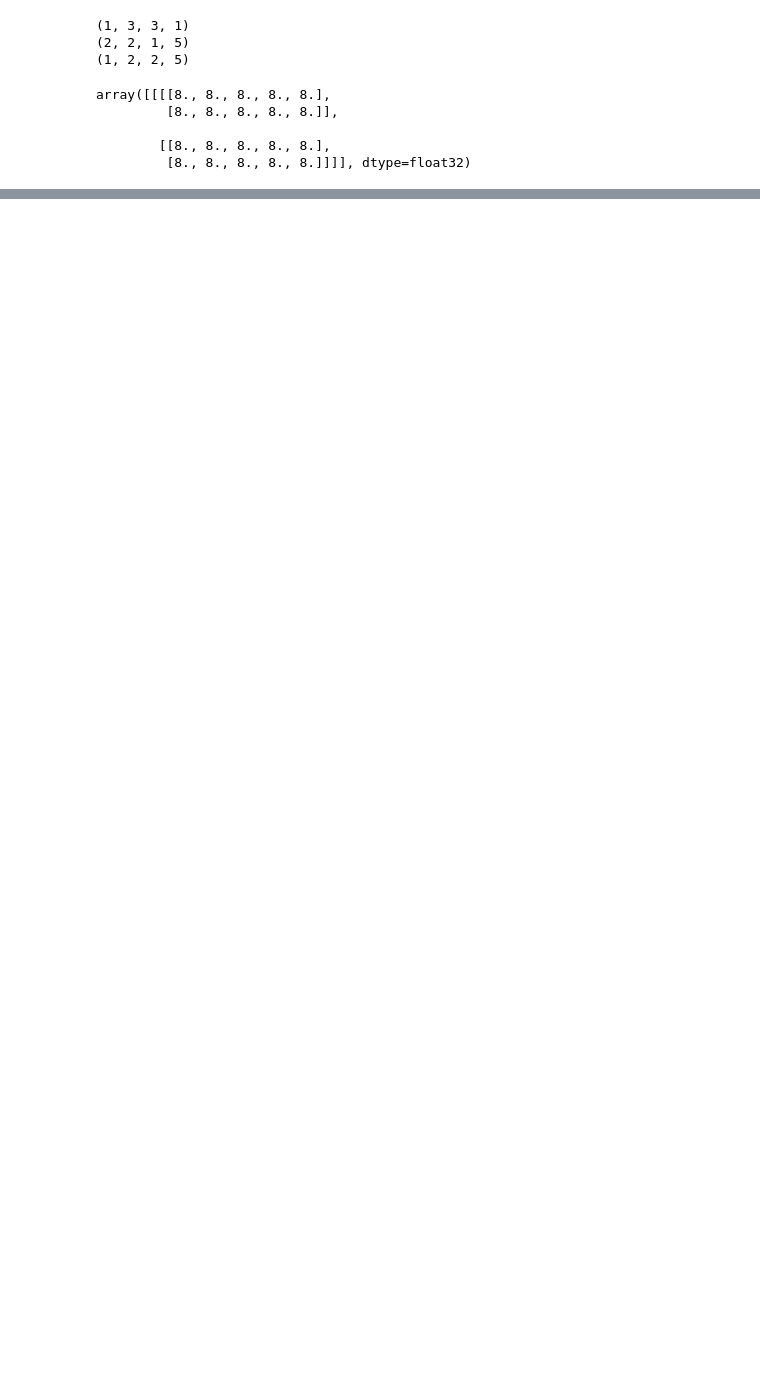
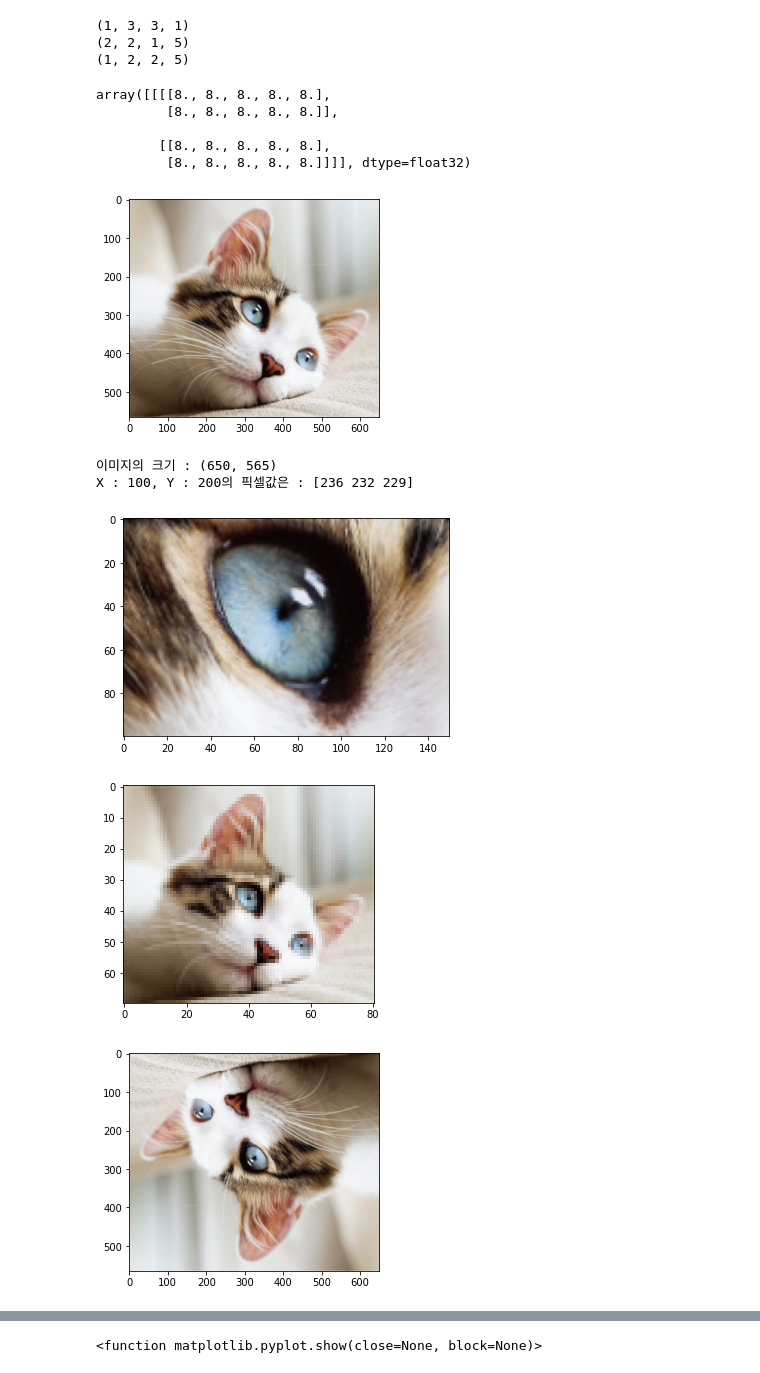
Before and after one commit to Gwang-chae/TIL, a Jupyter notebook: ML/CNN.ipynb, the cells around one changed output, grey strips where cells are left out. Drawn from its saved outputs; the diff is of its cells as text; code cells hidden in the pictures; blank space fills up the shorter version.

```diff
--- a/ML/CNN.ipynb
+++ b/ML/CNN.ipynb
@@ -36,3 +36,72 @@ array([[[[8., 8., 8., 8., 8.],
 
         [[8., 8., 8., 8., 8.],
          [8., 8., 8., 8., 8.]]]], dtype=float32)
+# %%
+import numpy as np
+from PIL import Image
+import matplotlib.pyplot as plt
+
+img = Image.open('./images/cat.jpg')
+
+plt.imshow(img)
+plt.show()
+
+# pixel 데이터를 ndarray로 추출
+pixel = np.array(img)
+
+print('이미지의 크기 : {}'.format(img.size))  #  tuple 형태로 image의 size 리턴
+
+# 특정 위치의 pixel 값 추출
+# 해당 사진은 650 * 565짜리 사진
+# print(pixel.shape) (565, 650, 3)
+# pixel의 배열은 (Y값, X값) 순으로 나옴
+print('X : {}, Y : {}의 픽셀값은 : {}'.format(100,200,pixel[200,100]))
+
+# pixel에 RGB 배열을 입력해주면 색 수정 가능
+# for i in range(50):
+#     for j in range(50):
+#         pixel[300+i,350+j] = [0, 0, 0]
+# plt.imshow(pixel)
+# plt.show()
+
+# 이미지 처리 기본
+# 1. 이미지 저장
+# img.save('./images/file_name.jpg')
+
+# 2. 이미지 crop
+crop_image = img.crop((250,250,400,350))  # 좌상(250,250), 우하 좌표(400,350)를 이용
+plt.imshow(crop_image)
+plt.show()
+
+# 3. resize
+resize_img = img.resize((int(img.size[0]/8), int(img.size[1]/8)))
+plt.imshow(resize_img)
+plt.show()
+
+# 4. 이미지 회전
+rotate_img = img.rotate(180)
+plt.imshow(rotate_img)
+plt.show()
+
+# 5. 흑백 처리
+# 각 pixel의 RGB값을 RGB의 평균으로 바꾸면 흑백처리 가능
+# ex) (10,20,30) => (20,20,20)
+# img.size는 (x,y), pixel 배열은 y값이 선행
+
+grey_pixel = pixel.copy()
+for y in range(img.size[1]):
+    for x in range(img.size[0]):
+        grey_pixel[y][x] = int(np.mean(grey_pixel[y][x]))
+
+plt.imshow(grey_pixel)
+plt.show()
+
+plt.imshow(grey_pixel[:,:,0], cmap='Greys')
+plt.show
+# %% [output]
+[figure, added]
+이미지의 크기 : (650, 565)
+X : 100, Y : 200의 픽셀값은 : [236 232 229]
+[figure, added]
+[figure, added]
+[figure, added]
@@ -38,0 +109 @@ array([[[[8., 8., 8., 8., 8.],
+<function matplotlib.pyplot.show(close=None, block=None)>
```
Also changed, not shown: parts of 4 cells of this notebook.
